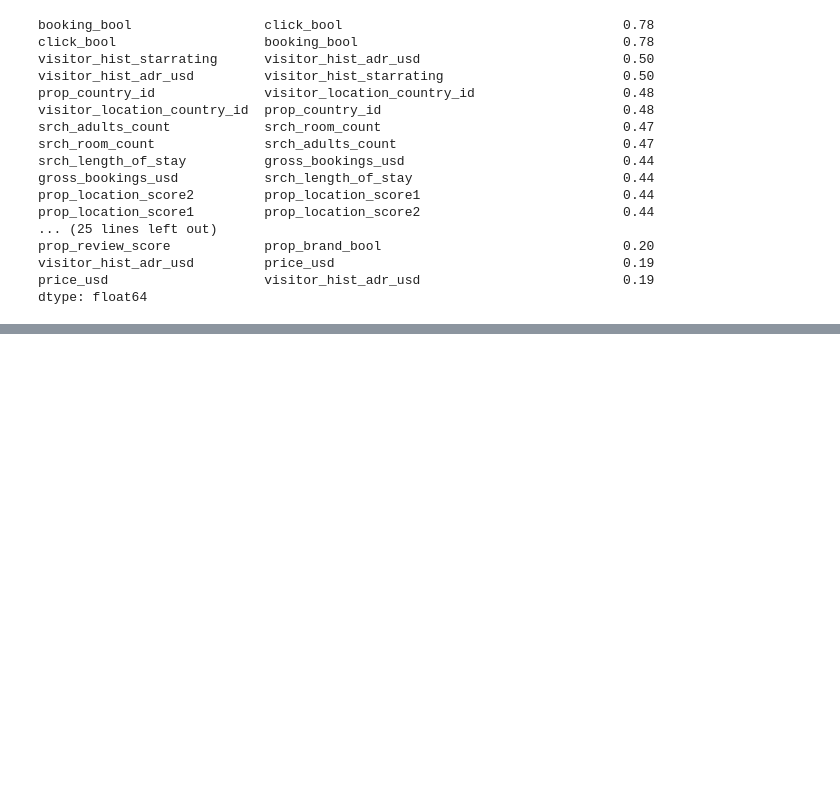
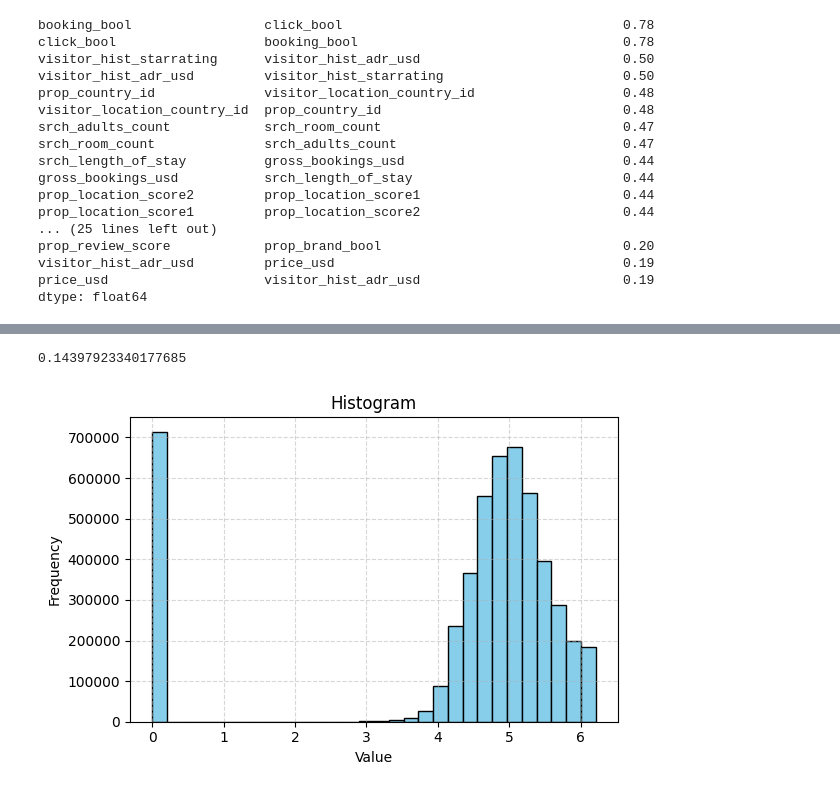
Before and after one commit to hongqianx/DataMining, a Jupyter notebook: Assignment 2/Task2.ipynb, the cells around one changed output, grey strips where cells are left out. Cells and saved outputs as stored; diff of their text form; code cells hidden in the pictures; blank space fills up the shorter version.

```diff
--- a/Assignment 2/Task2.ipynb
+++ b/Assignment 2/Task2.ipynb
@@ -348,0 +392,8 @@ dtype: float64
+# %%
+# todo: prop_log_historical_price has many 0 values, which does not mean cheap, but unavailable
+zero_ratio = (df['prop_log_historical_price'] == 0).sum()/df.shape[0]
+print(zero_ratio)
+hist_plot(column='prop_log_historical_price', data=df)
+# %% [output]
+0.14397923340177685
+[figure, added]
```
Also changed, not shown: parts of 9 cells of this notebook, 1 other file.
